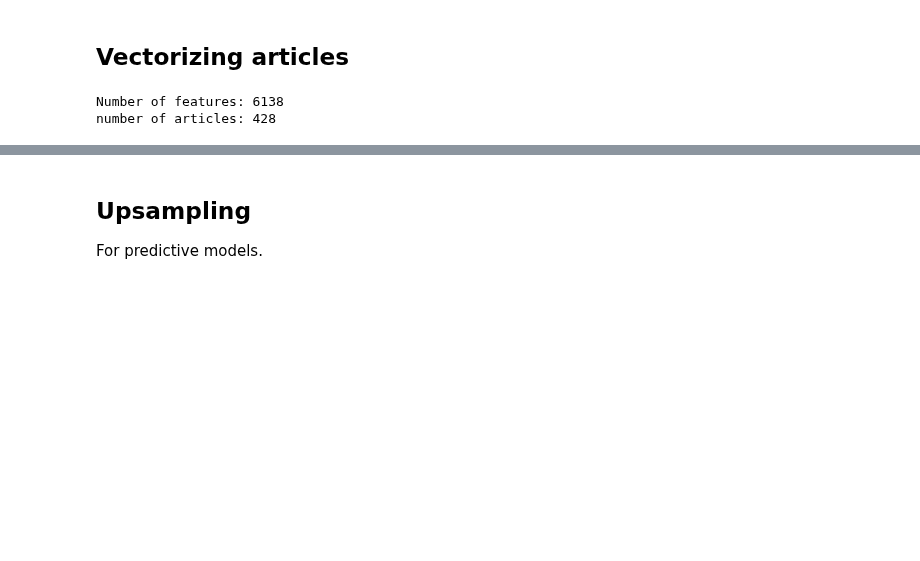
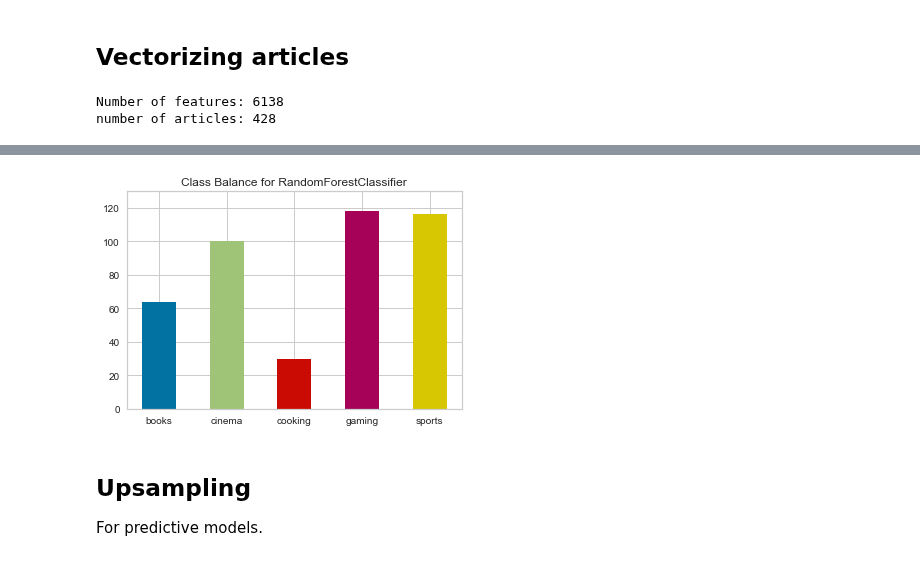
Before and after one commit to jlinGG/Thinkful-DS-Bootcamp, a Jupyter notebook: Final Capstone project.ipynb, the cells around one changed output, grey strips where cells are left out. Cells and saved outputs as stored; diff of their text form; code cells hidden in the pictures; blank space fills up the shorter version.

```diff
--- a/Final Capstone project.ipynb
+++ b/Final Capstone project.ipynb
@@ -372,3 +381,15 @@ for i, j in zip(*X_tfidf_csr.nonzero()):
+# %%
+from yellowbrick.classifier import ClassBalance
+classes = ['books','cinema','cooking','gaming','sports',]
+
+# Instantiate the classification model and visualizer
+visualizer = ClassBalance(rfc, classes= classes)
+
+visualizer.fit(X_tfidf, Y)  # Fit the training data to the visualizer
+visualizer.score(X_tfidf, Y)  # Evaluate the model on the test data
+g = visualizer.poof()             # Draw/show/poof the data
+# %% [output]
+[figure, added]
 # %% [markdown]
 ## Upsampling
 For predictive models.
```
Also changed, not shown: parts of 5 cells of this notebook.
